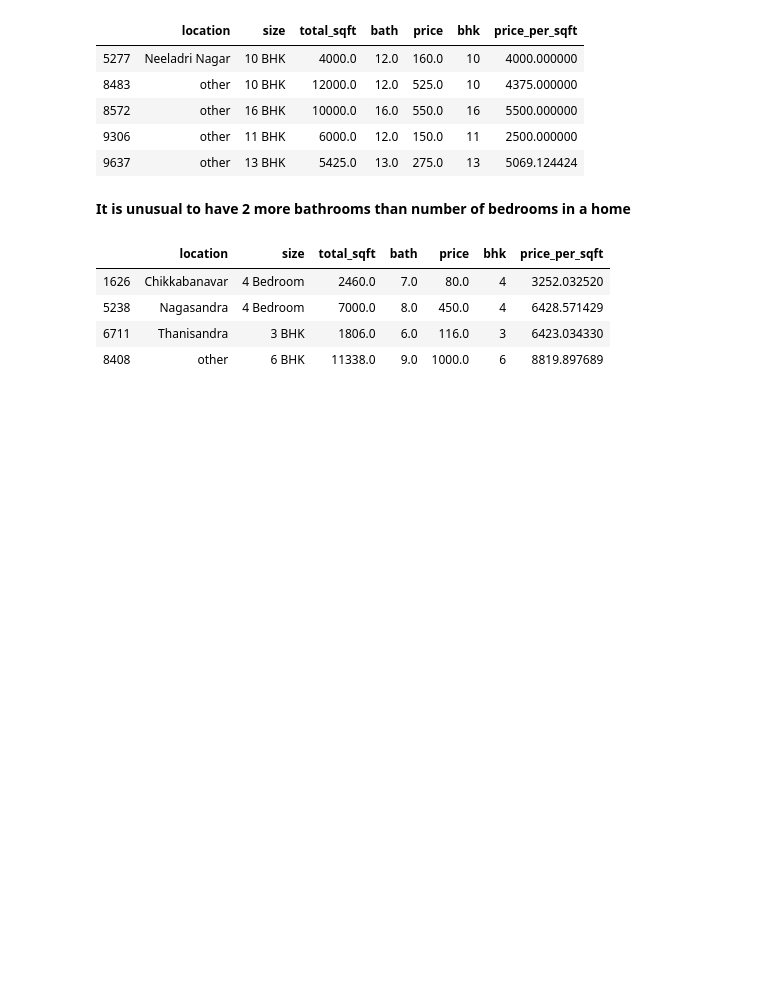
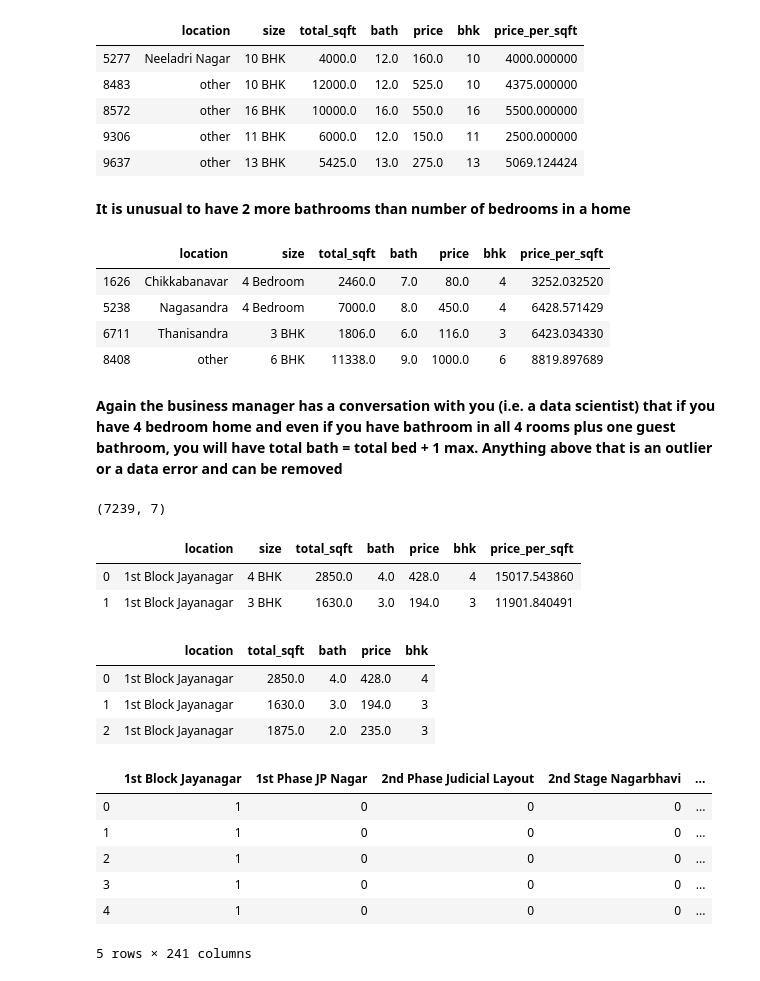
Before and after one commit to DheerajRathore/MLProjects, a Jupyter notebook: BangaloreHousePrediction/Model/BangaloreHousePricePrediction.ipynb, the cells around one changed output. Saved outputs shown, nothing was run; the diff lists cells and outputs as text; code cells hidden in the pictures; blank space fills up the shorter version.

```diff
--- a/BangaloreHousePrediction/Model/BangaloreHousePricePrediction.ipynb
+++ b/BangaloreHousePrediction/Model/BangaloreHousePricePrediction.ipynb
@@ -477,3 +477,36 @@ df8[df8.bath>df8.bhk+2]
 | 5238 | Nagasandra | 4 Bedroom | 7000.0 | 8.0 | 450.0 | 4 | 6428.571429 |
 | 6711 | Thanisandra | 3 BHK | 1806.0 | 6.0 | 116.0 | 3 | 6423.034330 |
 | 8408 | other | 6 BHK | 11338.0 | 9.0 | 1000.0 | 6 | 8819.897689 |
+# %% [markdown]
+**Again the business manager has a conversation with you (i.e. a data scientist) that if you have 4 bedroom home and even if you have bathroom in all 4 rooms plus one guest bathroom, you will have total bath = total bed + 1 max. Anything above that is an outlier or a data error and can be removed**
+# %%
+df9 = df8[df8.bath<df8.bhk+2]
+df9.shape
+# %% [output]
+(7239, 7)
+# %%
+df9.head(2)
+# %% [output]
+|  | location | size | total_sqft | bath | price | bhk | price_per_sqft |
+| 0 | 1st Block Jayanagar | 4 BHK | 2850.0 | 4.0 | 428.0 | 4 | 15017.543860 |
+| 1 | 1st Block Jayanagar | 3 BHK | 1630.0 | 3.0 | 194.0 | 3 | 11901.840491 |
+# %%
+df10 = df9.drop(['size','price_per_sqft'],axis='columns')
+df10.head(3)
+# %% [output]
+|  | location | total_sqft | bath | price | bhk |
+| 0 | 1st Block Jayanagar | 2850.0 | 4.0 | 428.0 | 4 |
+| 1 | 1st Block Jayanagar | 1630.0 | 3.0 | 194.0 | 3 |
+| 2 | 1st Block Jayanagar | 1875.0 | 2.0 | 235.0 | 3 |
+# %%
+#getting dummy variable for categorical data.
+dummiesDF = pd.get_dummies(df10.location)
+dummiesDF.head()
+# %% [output]
+|  | 1st Block Jayanagar | 1st Phase JP Nagar | 2nd Phase Judicial Layout | 2nd Stage Nagarbhavi | ... |
+| 0 | 1 | 0 | 0 | 0 | ... |
+| 1 | 1 | 0 | 0 | 0 | ... |
+| 2 | 1 | 0 | 0 | 0 | ... |
+| 3 | 1 | 0 | 0 | 0 | ... |
+| 4 | 1 | 0 | 0 | 0 | ... |
+5 rows × 241 columns
```
Also changed, not shown: parts of 10 cells of this notebook.
